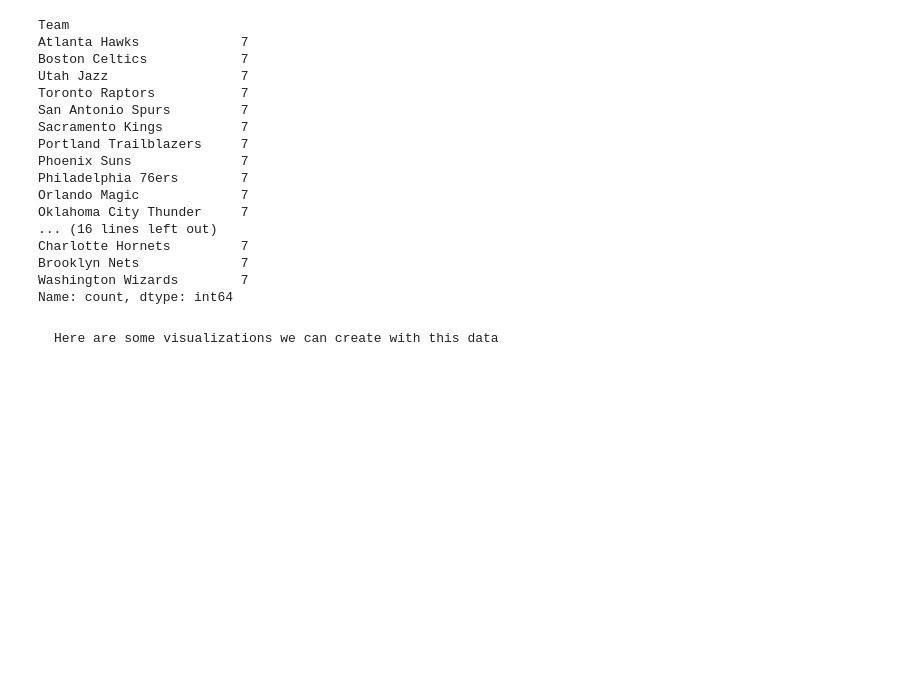
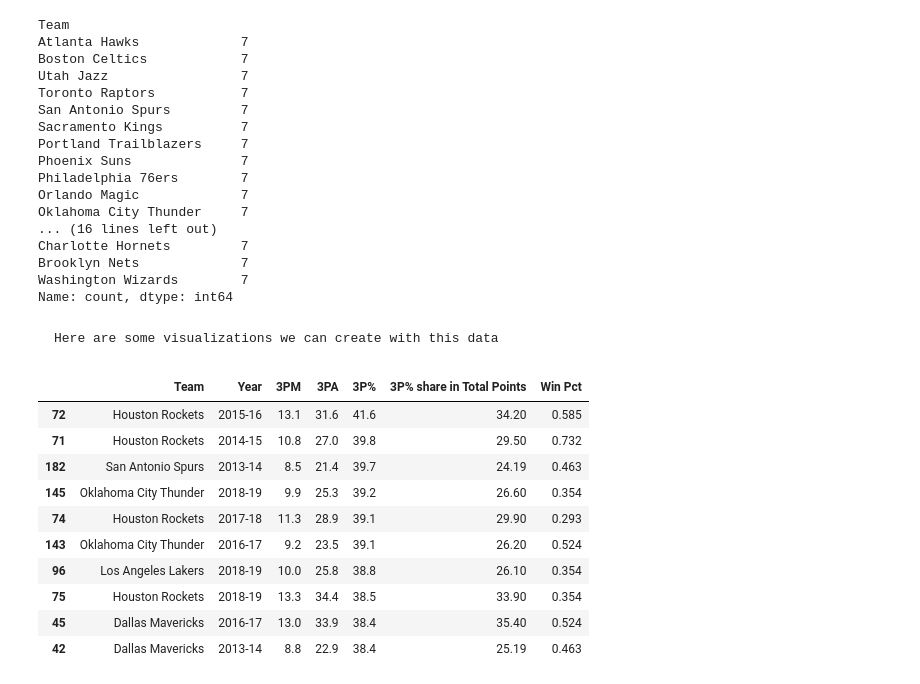
Before and after one commit to bzemedku98/INST447-Group-7---NBA-3-Point-Shooting, a Jupyter notebook: 3P Shots.ipynb, the cells around one changed output. Cells and saved outputs as stored; diff of their text form; code cells hidden in the pictures; blank space fills up the shorter version.

```diff
--- a/3P Shots.ipynb
+++ b/3P Shots.ipynb
@@ -257,3 +257,17 @@ Washington Wizards        7
 Name: count, dtype: int64
 # %% [markdown]
     Here are some visualizations we can create with this data
+# %%
+fixed_merge.sort_values('3P%', ascending=False).drop_duplicates().head(10)
+# %% [output]
+|  | Team | Year | 3PM | 3PA | 3P% | 3P% share in Total Points | Win Pct |
+| 72 | Houston Rockets | 2015-16 | 13.1 | 31.6 | 41.6 | 34.20 | 0.585 |
+| 71 | Houston Rockets | 2014-15 | 10.8 | 27.0 | 39.8 | 29.50 | 0.732 |
+| 182 | San Antonio Spurs | 2013-14 | 8.5 | 21.4 | 39.7 | 24.19 | 0.463 |
+| 145 | Oklahoma City Thunder | 2018-19 | 9.9 | 25.3 | 39.2 | 26.60 | 0.354 |
+| 74 | Houston Rockets | 2017-18 | 11.3 | 28.9 | 39.1 | 29.90 | 0.293 |
+| 143 | Oklahoma City Thunder | 2016-17 | 9.2 | 23.5 | 39.1 | 26.20 | 0.524 |
+| 96 | Los Angeles Lakers | 2018-19 | 10.0 | 25.8 | 38.8 | 26.10 | 0.354 |
+| 75 | Houston Rockets | 2018-19 | 13.3 | 34.4 | 38.5 | 33.90 | 0.354 |
+| 45 | Dallas Mavericks | 2016-17 | 13.0 | 33.9 | 38.4 | 35.40 | 0.524 |
+| 42 | Dallas Mavericks | 2013-14 | 8.8 | 22.9 | 38.4 | 25.19 | 0.463 |
```
Also changed, not shown: parts of 3 cells of this notebook.
